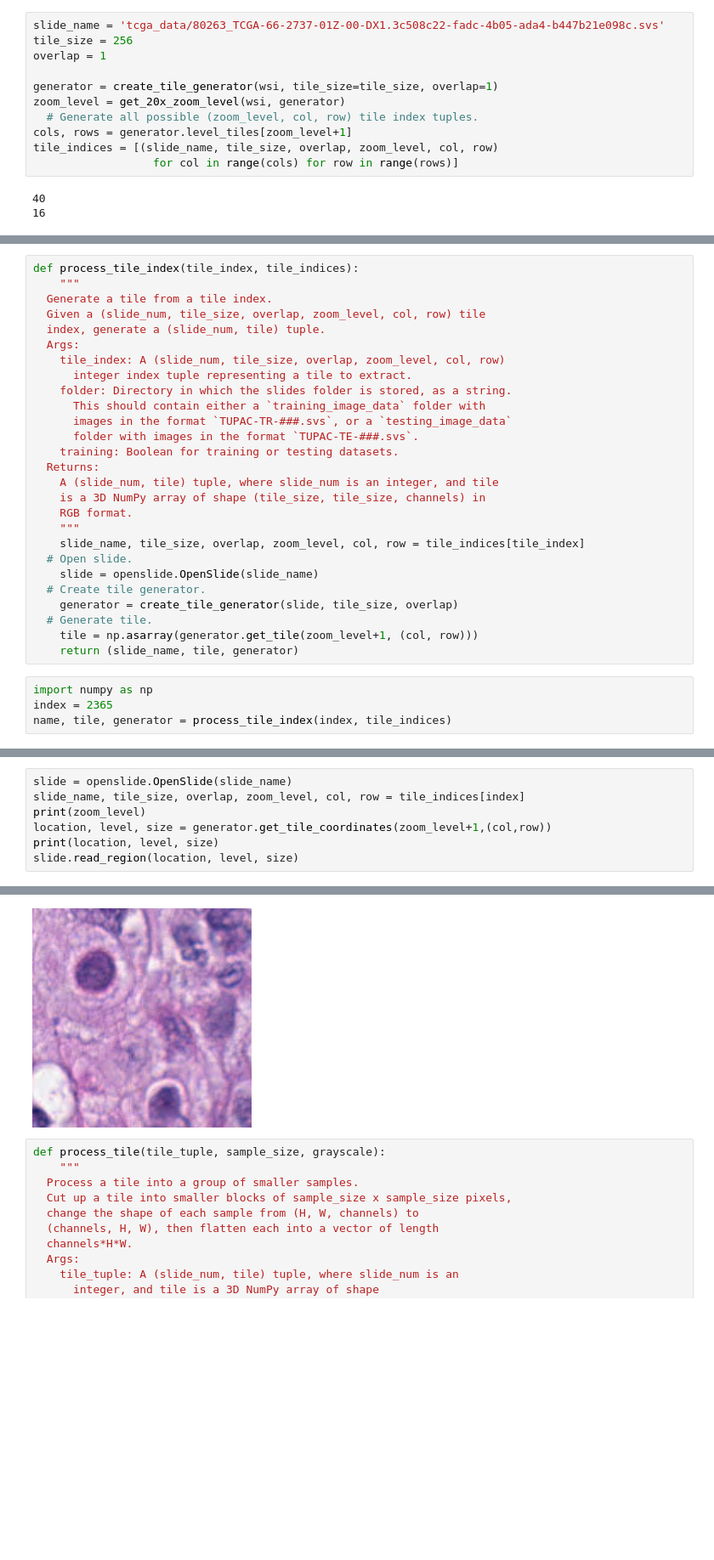
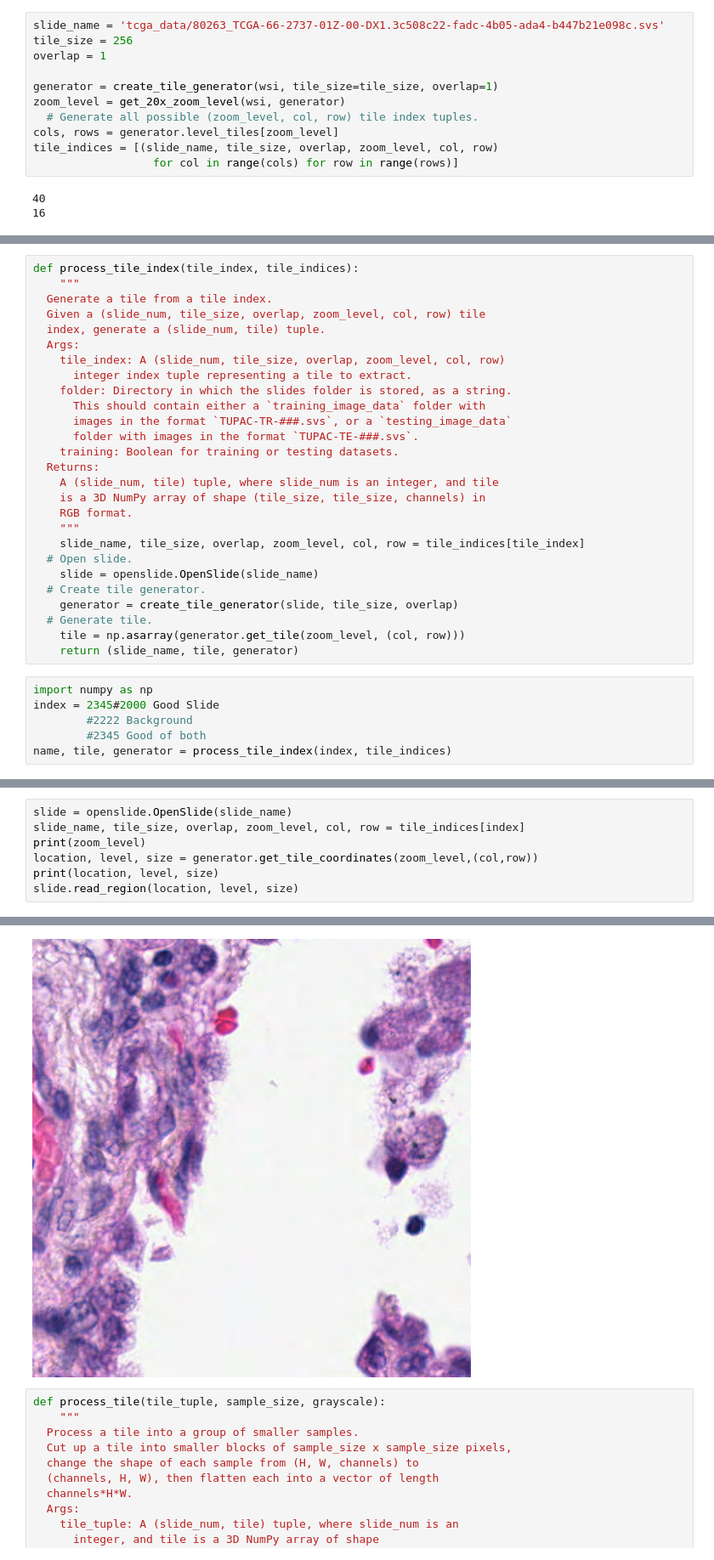
Before and after one commit to swapnull7/GeneGAN, a Jupyter notebook: TCGA Regions.ipynb, the cells around one changed output, grey strips where cells are left out. Shown at 85% size. Saved outputs shown, nothing was run; the diff lists cells and outputs as text; blank space fills up the shorter version.

Commit message:
visualizations

```diff
--- a/TCGA Regions.ipynb
+++ b/TCGA Regions.ipynb
@@ -207,7 +207,7 @@ overlap = 1
 generator = create_tile_generator(wsi, tile_size=tile_size, overlap=1)
 zoom_level = get_20x_zoom_level(wsi, generator)
   # Generate all possible (zoom_level, col, row) tile index tuples.
-cols, rows = generator.level_tiles[zoom_level+1]
+cols, rows = generator.level_tiles[zoom_level]
 tile_indices = [(slide_name, tile_size, overlap, zoom_level, col, row)
                   for col in range(cols) for row in range(rows)]
 # %% [output]
@@ -242,11 +242,13 @@ def process_tile_index(tile_index, tile_indices):
   # Create tile generator.
     generator = create_tile_generator(slide, tile_size, overlap)
   # Generate tile.
-    tile = np.asarray(generator.get_tile(zoom_level+1, (col, row)))
+    tile = np.asarray(generator.get_tile(zoom_level, (col, row)))
     return (slide_name, tile, generator)
 # %%
 import numpy as np
-index = 2365
+index = 2345#2000 Good Slide
+        #2222 Background
+        #2345 Good of both
 name, tile, generator = process_tile_index(index, tile_indices)
 # %%
 tile
@@ -261,7 +263,7 @@ plt.show()
 slide = openslide.OpenSlide(slide_name)
 slide_name, tile_size, overlap, zoom_level, col, row = tile_indices[index]
 print(zoom_level)
-location, level, size = generator.get_tile_coordinates(zoom_level+1,(col,row))
+location, level, size = generator.get_tile_coordinates(zoom_level,(col,row))
 print(location, level, size)
 slide.read_region(location, level, size)
 # %% [output]
@@ -270,4 +272,4 @@ slide.read_region(location, level, size)
-[figure, old version]
+[figure, new version]
 # %%
 def process_tile(tile_tuple, sample_size, grayscale):
     """
```
Also changed, not shown: parts of 7 cells of this notebook, 1 other file.
